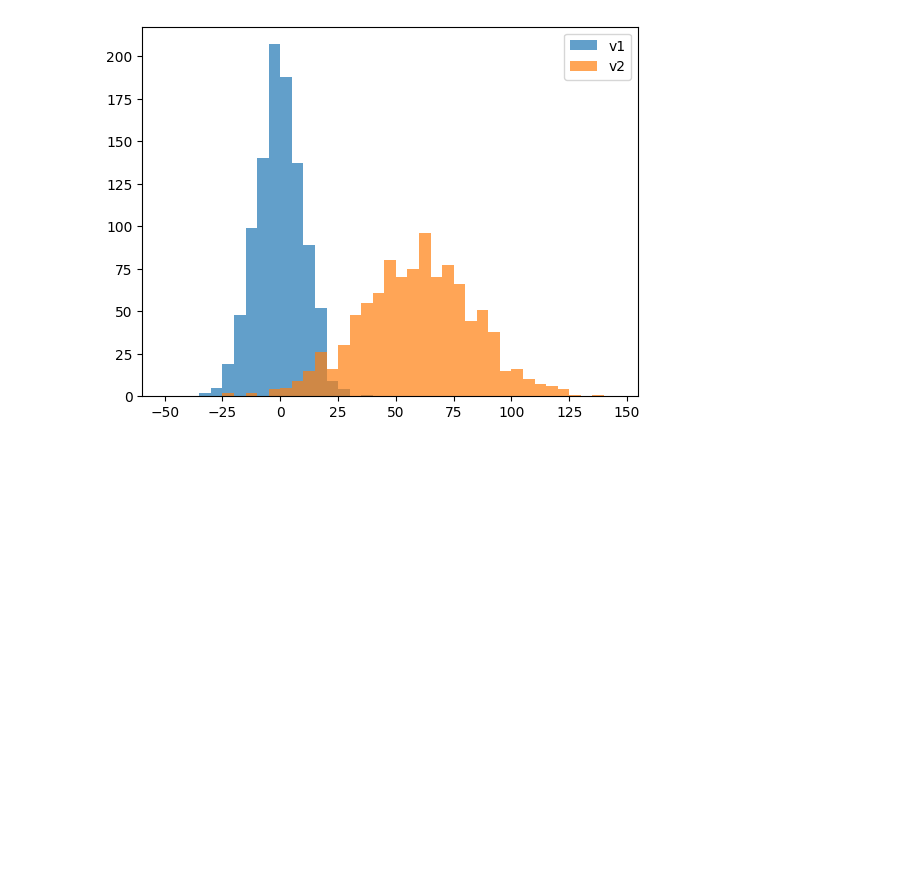
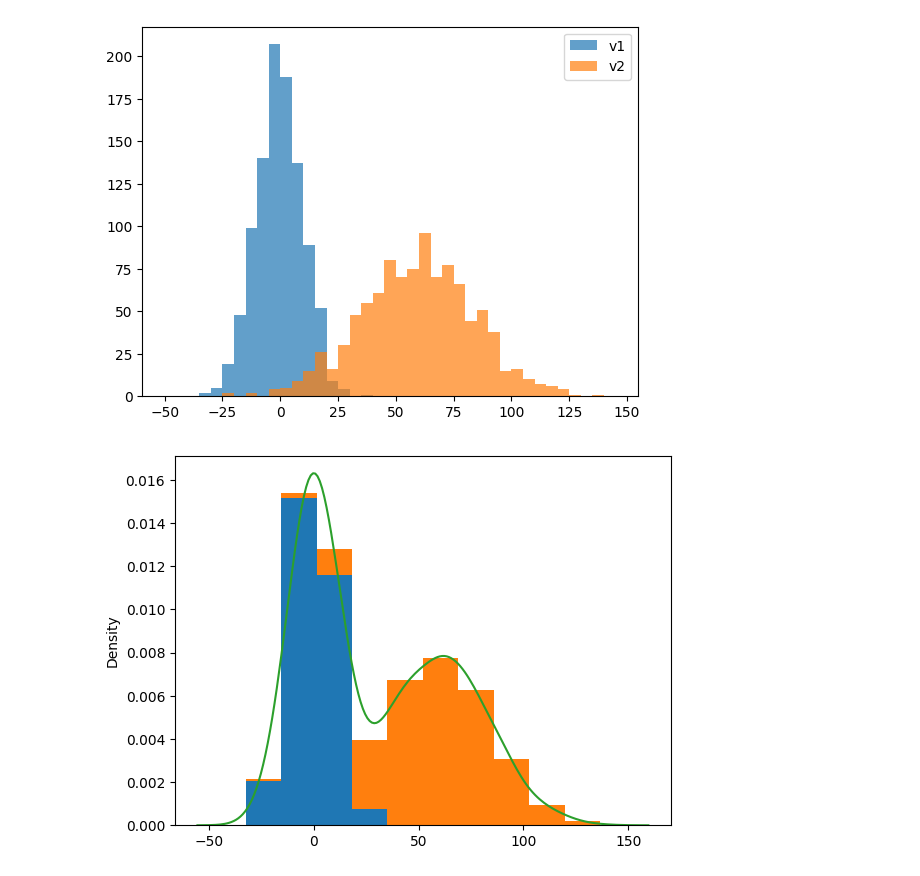
Before and after one commit to Zainab-Ayoub/dataScienceProblems, a Jupyter notebook: seaborn.ipynb, the cells around one changed output. Drawn from its saved outputs; the diff is of its cells as text; code cells hidden in the pictures; blank space fills up the shorter version.

Commit message:
kernel density estimation

```diff
--- a/seaborn.ipynb
+++ b/seaborn.ipynb
@@ -16,4 +16,8 @@ plt.legend()
 [figure]
 # %%
 plt.figure()
-plt.hist([v1, v2], histtype='barstacked'), normed=True
+plt.hist([v1, v2], histtype='barstacked', density=True);
+v3 = np.concatenate((v1, v2))
+sns.kdeplot(v3);
+# %% [output]
+[figure, added]
```
Also changed, not shown: parts of 5 cells of this notebook.
